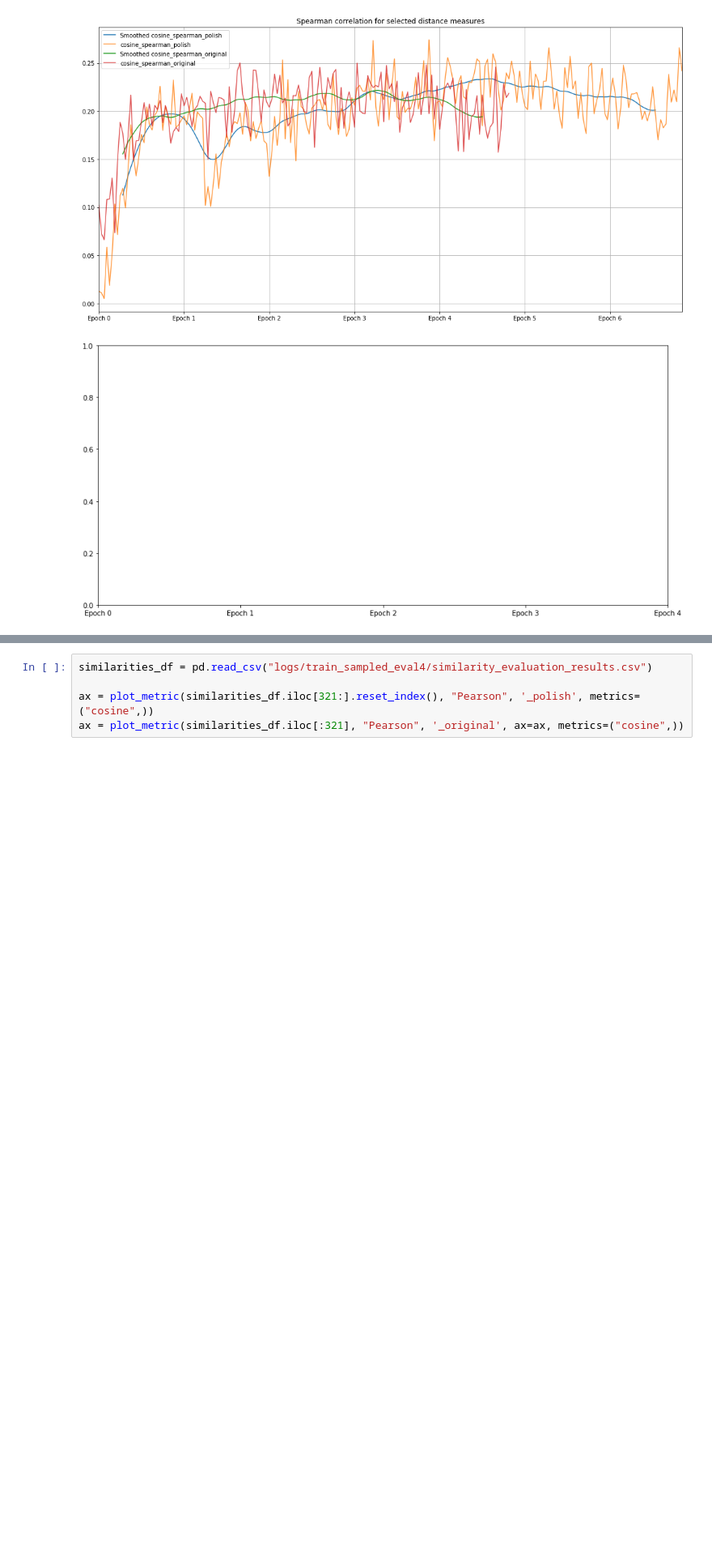
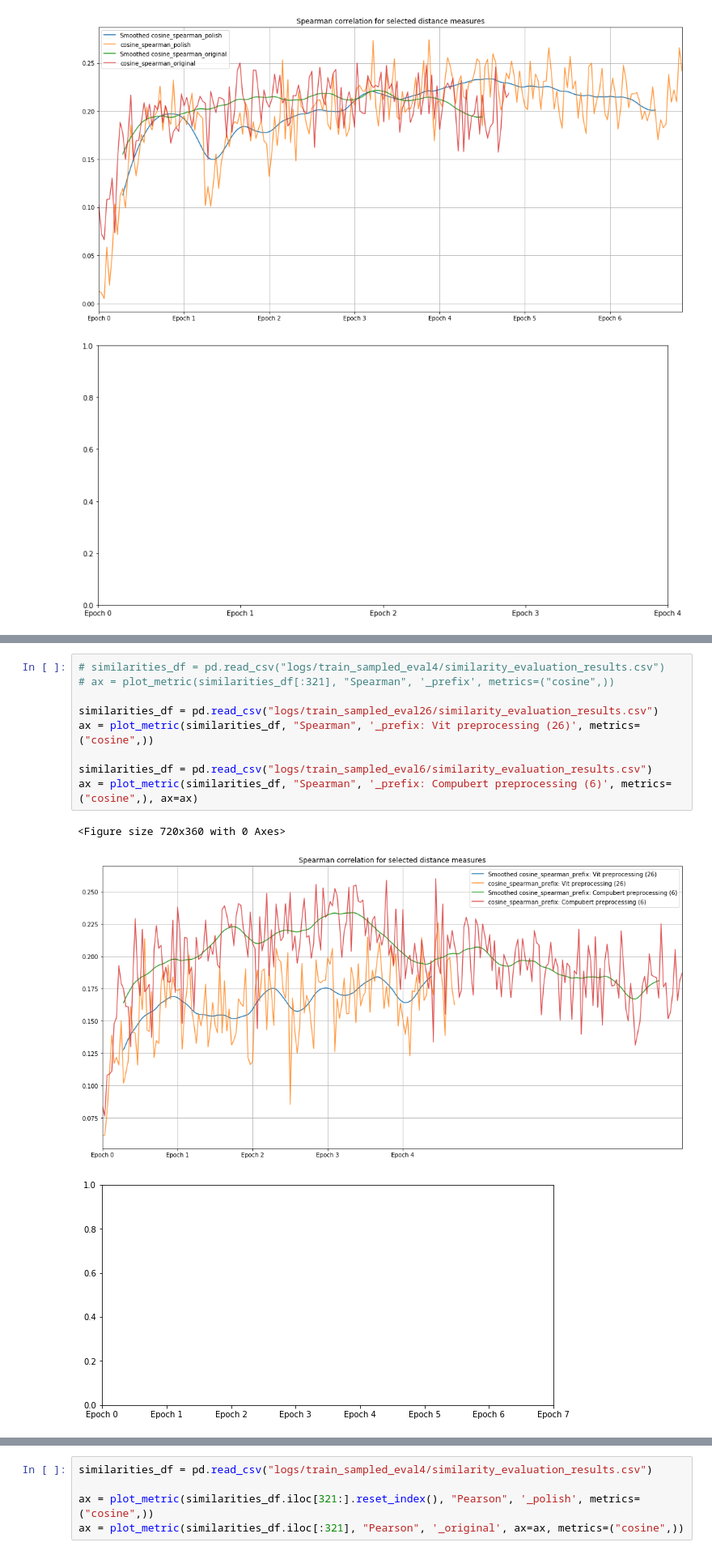
Before and after one commit to MIR-MU/CompuBERT, a Jupyter notebook: monitoring.ipynb, the cells around one changed output, grey strips where cells are left out. Shown at 81% size. Cells and saved outputs as stored; diff of their text form; blank space fills up the shorter version.

```diff
--- a/monitoring.ipynb
+++ b/monitoring.ipynb
@@ -116,0 +117,13 @@ ax = plot_metric(similarities_df, "Spearman", '_infix', metrics=("cosine",), ax=
+# %%
+# similarities_df = pd.read_csv("logs/train_sampled_eval4/similarity_evaluation_results.csv")
+# ax = plot_metric(similarities_df[:321], "Spearman", '_prefix', metrics=("cosine",))
+
+similarities_df = pd.read_csv("logs/train_sampled_eval26/similarity_evaluation_results.csv")
+ax = plot_metric(similarities_df, "Spearman", '_prefix: Vit preprocessing (26)', metrics=("cosine",))
+
+similarities_df = pd.read_csv("logs/train_sampled_eval6/similarity_evaluation_results.csv")
+ax = plot_metric(similarities_df, "Spearman", '_prefix: Compubert preprocessing (6)', metrics=("cosine",), ax=ax)
+# %% [output]
+<Figure size 720x360 with 0 Axes>
+[figure, added]
+[figure, added]
```
Also changed, not shown: parts of 3 cells of this notebook.
